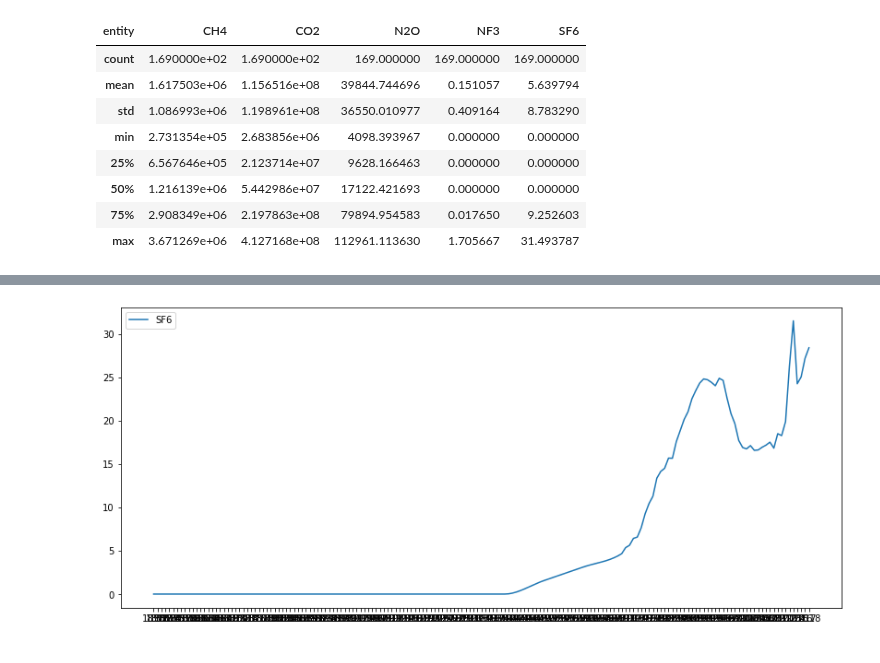
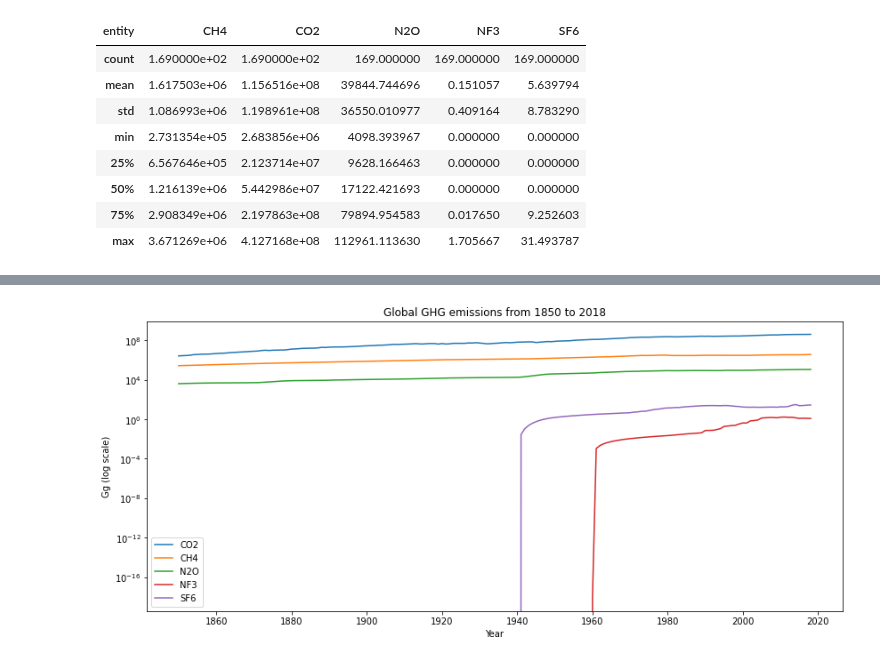
Before and after one commit to OpenGeoScales/ogs-data-exploration, a Jupyter notebook: notebooks/ghg-emissions/primap-hist/primap-hist-exploration.ipynb, the cells around one changed output, grey strips where cells are left out. Drawn from its saved outputs; the diff is of its cells as text; code cells hidden in the pictures.

Commit message:
Update gas emissions analysis #17

```diff
--- a/notebooks/ghg-emissions/primap-hist/primap-hist-exploration.ipynb
+++ b/notebooks/ghg-emissions/primap-hist/primap-hist-exploration.ipynb
@@ -457,3 +457,7 @@ gas_emission_analysis
 | 2017 | 3.631464e+06 | 4.048079e+08 | 112238.790895 | 1.241352 | 27.170944 |
 | 2018 | 3.671269e+06 | 4.127168e+08 | 112961.113630 | 1.208779 | 28.382230 |
 169 rows × 5 columns
+# %%
+index_date = pd.date_range(start='1850', end='2018', freq='YS')
+gas_emission_analysis.set_index(index_date, inplace=True)
+gas_emission_analysis.index
@@ -509,7 +485,15 @@ plt.show()
-# %%
-plt.figure(figsize=(14,6))
-plt.plot(gas_emission_analysis['SF6'], label='SF6')
-plt.legend()
-plt.show()
-# %% [output]
-[figure, removed]
+# %%
+plt.figure(figsize=(14,6))
+plt.plot(gas_emission_analysis['CO2'], label='CO2')
+plt.plot(gas_emission_analysis['CH4'], label='CH4')
+plt.plot(gas_emission_analysis['N2O'], label='N2O')
+plt.plot(gas_emission_analysis['NF3'], label='NF3')
+plt.plot(gas_emission_analysis['SF6'], label='SF6')
+plt.title("Global GHG emissions from 1850 to 2018")
+plt.ylabel("Gg (log scale)")
+plt.xlabel("Year")
+plt.yscale("log")
+plt.legend()
+plt.show()
+# %% [output]
+[figure, added]
```
Also changed, not shown: parts of 9 cells of this notebook.
